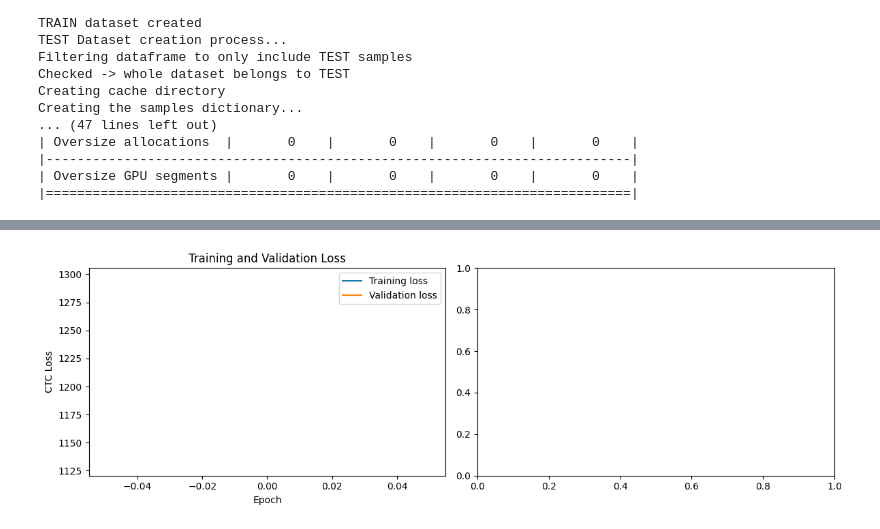
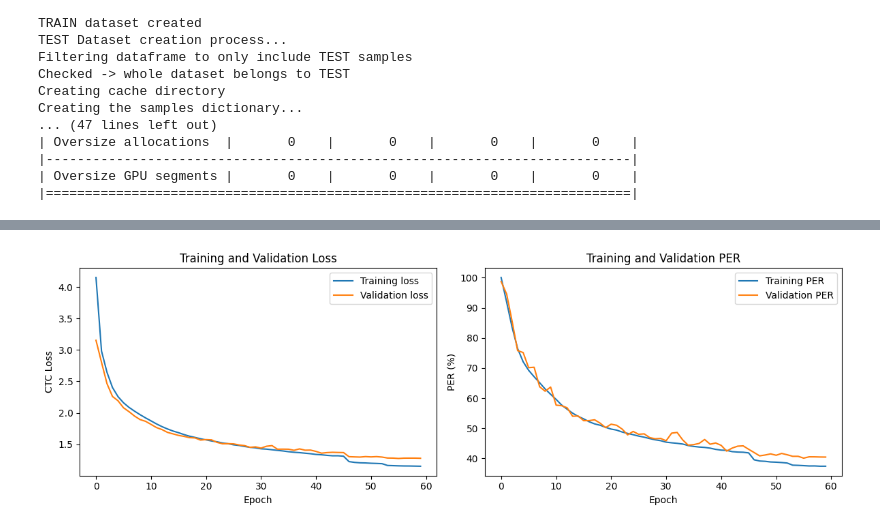
Before and after one commit to atis941/SSM_CSTT, a Jupyter notebook: training.ipynb, the cells around one changed output, grey strips where cells are left out. Cells and saved outputs as stored; diff of their text form; code cells hidden in the pictures.

Commit message:
updated training file

```diff
--- a/training.ipynb
+++ b/training.ipynb
@@ -450,10 +517,25 @@ def check_model_parameters(model):
 # %%
 ####### DATASETS and DATALOADERS #######
 
-use_time_domain_features = True
-
-dataloader_collate_fn = collate_fn_ctc_time_domain_features_during_training
-collate_function = "collate_fn_ctc_time_domain_features_during_training"
+padding_after_mel_transform = False
+use_time_domain_features = False
+collate_function = ""
+if padding_after_mel_transform:
+    dataloader_collate_fn = collate_fn_ctc
+    collate_function = "collate_fn_ctc"
+else:
+    # creating the partial function to be able to set the collate_fn with more parameters in the dataloader
+    if use_time_domain_features:
+        dataloader_collate_fn = collate_fn_ctc_time_domain_features_during_training
+        collate_function = "collate_fn_ctc_time_domain_features_during_training"
+    else:
+        dataloader_collate_fn = partial(
+            collate_fn_ctc_time_domain_padding,
+            mel_transform=mel_transform,
+            hop_length=mel_transform_hop_length,
+            apply_rzoh=apply_rzoh
+        )
+        collate_function = "collate_fn_ctc_time_domain_padding"
 
 train_dataset = TIMITDataset(
     csv_file=train_data_csv,
@@ -601,6 +683,8 @@ training_start_time = time.time()
 use_scheduler = True
 compute_per = True   # set to False to skip PER computation and PER logging for saving time
 resume_from_checkpoint = False
+
+epoch_per_calc_division = 1
 
 use_early_stopping = True
 
@@ -695,7 +779,7 @@ for epoch in range(start_epoch, epochs):
         true_train_batch_loss += loss.item() * len(X_train)
 
         # compute PER for this batch only if enabled
-        if compute_per and (epoch == 0 or (epoch + 1) % 5 == 0):
+        if compute_per and (epoch == 0 or (epoch + 1) % epoch_per_calc_division == 0):
             batch_train_per, batch_train_edits, batch_train_targets = compute_batch_per_from_log_probs(
                 log_probs=log_probs,
                 output_lengths=X_train_length,
@@ -743,7 +827,7 @@ for epoch in range(start_epoch, epochs):
 
         # log the batch loss and batch PER (if enabled) into the LOG file
         if batch % 30 == 0:
-            if compute_per and (epoch == 0 or (epoch + 1) % 5 ==0):
+            if compute_per and (epoch == 0 or (epoch + 1) % epoch_per_calc_division == 0):
                 log_message(
                     f"Training batch: {batch + 1}/{len(train_dataloader)} | "
                     f"Batch loss: {loss.item():.4f} | "
@@ -762,7 +846,7 @@ for epoch in range(start_epoch, epochs):
     train_epoch_losses.append(epoch_train_loss)
 
     # calculate the PER value for the whole epoch (if necessary)
-    if compute_per and (epoch == 0 or (epoch + 1) % 5 == 0):
+    if compute_per and (epoch == 0 or (epoch + 1) % epoch_per_calc_division == 0):
         epoch_train_per = (
             total_train_edit_distance / total_train_target_length
             if total_train_target_length > 0 else 0.0
@@ -793,7 +877,7 @@ for epoch in range(start_epoch, epochs):
             true_val_batch_loss += loss.item() * len(X_val)
 
             # compute PER for this batch only if enabled
-            if compute_per and (epoch == 0 or (epoch + 1) % 5 == 0):
+            if compute_per and (epoch == 0 or (epoch + 1) % epoch_per_calc_division == 0):
                 batch_val_per, batch_val_edits, batch_val_targets = compute_batch_per_from_log_probs(
                     log_probs=log_probs,
                     output_lengths=X_val_length,
@@ -807,7 +891,7 @@ for epoch in range(start_epoch, epochs):
 
             # log the batch loss and batch PER (if necessary) into the LOG file
             if batch % 15 == 0:
-                if compute_per and (epoch == 0 or (epoch + 1) % 5 == 0):
+                if compute_per and (epoch == 0 or (epoch + 1) % epoch_per_calc_division == 0):
                     log_message(
                         f"Validation batch: {batch + 1}/{len(val_dataloader)} | "
                         f"Batch loss: {loss.item():.4f} | "
@@ -826,7 +910,7 @@ for epoch in range(start_epoch, epochs):
     val_epoch_losses.append(epoch_val_loss)
 
     # calculate the PER value for the whole epoch (if enabled)
-    if compute_per and (epoch == 0 or (epoch + 1) % 5 ==0):
+    if compute_per and (epoch == 0 or (epoch + 1) % epoch_per_calc_division == 0):
         epoch_val_per = (
             total_val_edit_distance / total_val_target_length
             if total_val_target_length > 0 else 0.0
@@ -889,7 +973,7 @@ for epoch in range(start_epoch, epochs):
 
     log_message("-------------------------------------------------------------------------------------------------------", log_file_loss_and_PER)
 
-    if compute_per and (epoch == 0 or (epoch + 1) % 5 == 0):
+    if compute_per and (epoch == 0 or (epoch + 1) % epoch_per_calc_division == 0):
         log_message(
             f"Epoch: {epoch + 1} | Training loss: {epoch_train_loss:.6f} | Training PER: {epoch_train_per * 100:.2f}%",
             log_file_loss_and_PER
@@ -1017,29 +1101,29 @@ Total training and validation time is: 2 minutes
 # %%
 fig, axes = plt.subplots(1, 2, figsize=(12, 4))
 
 # Loss plot
 axes[0].plot(train_epoch_losses, label="Training loss")
 axes[0].plot(val_epoch_losses, label="Validation loss")
 axes[0].set_xlabel("Epoch")
 axes[0].set_ylabel("CTC Loss")
 axes[0].set_title("Training and Validation Loss")
 axes[0].legend()
 
 # PER plot
-if compute_per == False:
+if compute_per == True:
     train_epoch_PERs_percent = [per * 100 for per in train_epoch_PERs]
     val_epoch_PERs_percent = [per * 100 for per in val_epoch_PERs]
     axes[1].plot(train_epoch_PERs_percent, label="Training PER")
     axes[1].plot(val_epoch_PERs_percent, label="Validation PER")
     axes[1].set_xlabel("Epoch")
     axes[1].set_ylabel("PER (%)")
     axes[1].set_title("Training and Validation PER")
     axes[1].legend()
 
 fig.tight_layout()
 plt.show()
 # %% [output]
-[figure, old version]
+[figure, new version]
 # %%
 min_train_epoch_loss = min(train_epoch_losses)
 min_val_epoch_loss = min(val_epoch_losses)
```
Also changed, not shown: parts of 6 cells of this notebook, 1 other file.
